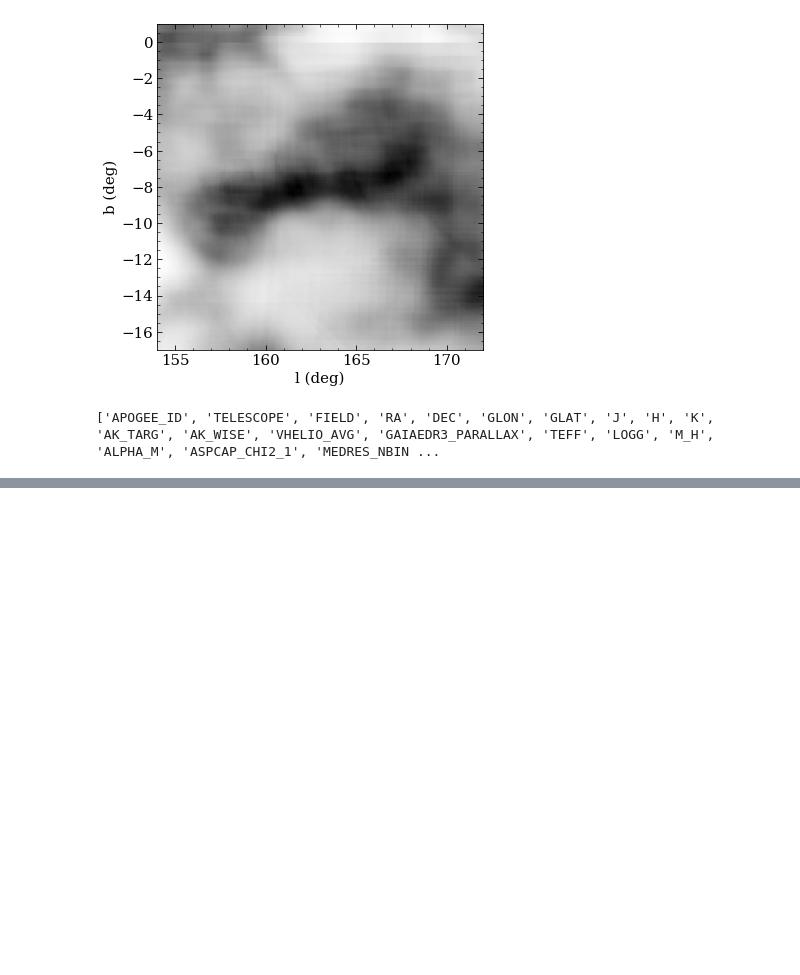
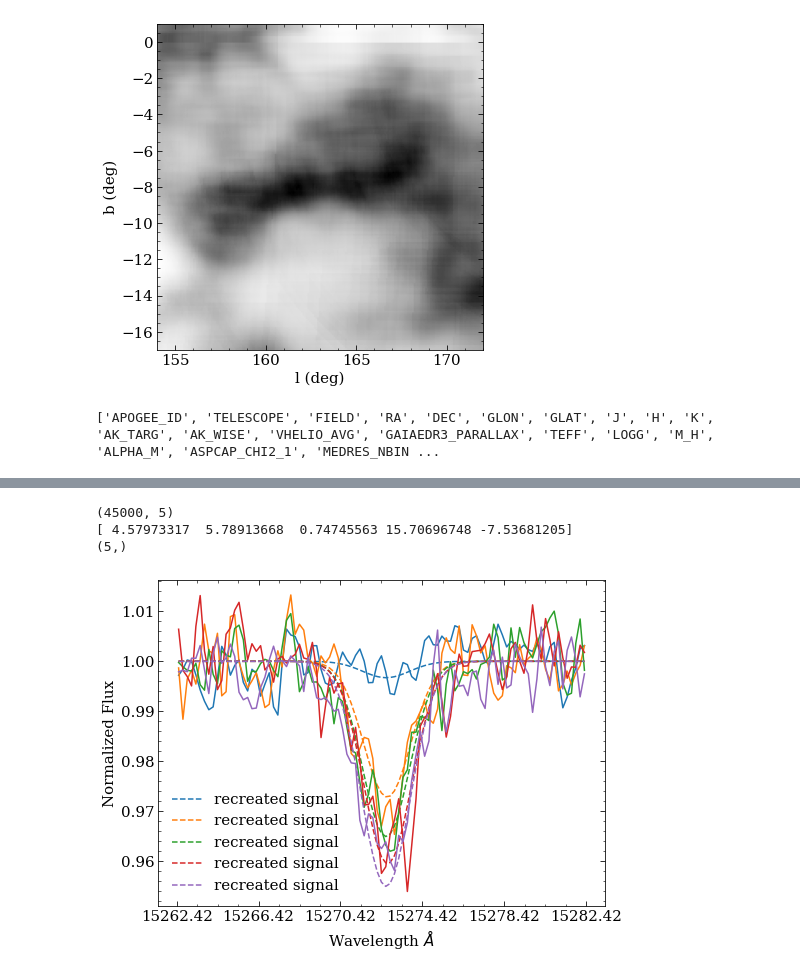
Before and after one commit to aidantmcb/CACloudKT, a Jupyter notebook: 230427_CACloudKT.ipynb, the cells around one changed output, grey strips where cells are left out. Saved outputs shown, nothing was run; the diff lists cells and outputs as text; code cells hidden in the pictures; blank space fills up the shorter version.

```diff
--- a/230427_CACloudKT.ipynb
+++ b/230427_CACloudKT.ipynb
@@ -89,6 +89,7 @@ def get_wavs(hdulist = None, rv = 0):
 
 wavs = get_wavs()
 window = (wavs > lambda0 -10) & (wavs < lambda0 + 10)
+window_inds = np.where(window)[0]
 wavs_window = wavs[window]
 window_mask = (wavs_window < lambda0) - 5 | (wavs_window > lambda0 + 5)
 
@@ -492,0 +599,47 @@ make_corner(samp2, labels = labels)
+# %%
+def plot_DIBS(sampler):
+    fig, ax = plt.subplots(figsize = (8,6))
+    # ax.plot(wavs_window, dstack1, label = '300-480 pc')
+    # ax.plot(wavs_window, dstack2, label = '480-800 pc')
+
+    samples = sampler.chain[:, 50:, :].reshape((-1, sampler.chain.shape[-1]))
+
+    median_0 = np.nanmedian(samples[50:, 0])
+    median_1 = np.nanmedian(samples[50:, 1])
+    median_2 = np.nanmedian(samples[50:, 2])
+    # median_3 = np.nanmedian(samples[50:, 3])
+    # median_4 = np.nanmedian(samples[50:, 4])
+    # median_5 = np.nanmedian(samples[50:, 5])
+    # median_6 = np.nanmedian(samples[50:, 6])
+    print(samples.shape)
+    medians = np.nanmedian(samples[50:, :], axis = 0)
+
+    print(medians)
+    print(medians.shape)
+
+
+    std_1 = np.std(samples[50:, 1], ddof = 1)
+    std_2 = np.std(samples[50:, 2], ddof = 1)
+
+    signal_recreated = make_signals(medians, dAv_dd = med_dAV_dd, sigma0 = sigma0)
+    for i in range(len(signal_recreated)):
+        ax.plot(wavs_window, signals[i, :], color = 'C{}'.format(i))
+        ax.plot(wavs_window, signal_recreated[i, :], color = 'C{}'.format(i), linestyle = 'dashed', label = 'recreated signal')
+        # ax.plot(wavs_window, signal_recreated[2, :], color = 'C1', linestyle = 'dashed')
+
+    ax.legend(loc = 'lower left')
+
+    ax.set_xlabel('Wavelength $\AA$')
+    ax.set_ylabel('Normalized Flux')
+    fig.set_facecolor('white')
+
+    ax.set_xticks(np.arange(lambda0-10, lambda0 + 12, 4))
+
+    plt.show()
+# %%
+plot_DIBS(samp2)
+# %% [output]
+(45000, 5)
+[ 4.57973317  5.78913668  0.74745563 15.70696748 -7.53681205]
+(5,)
+[figure, added]
```
Also changed, not shown: parts of 33 cells of this notebook, 2 other files.
